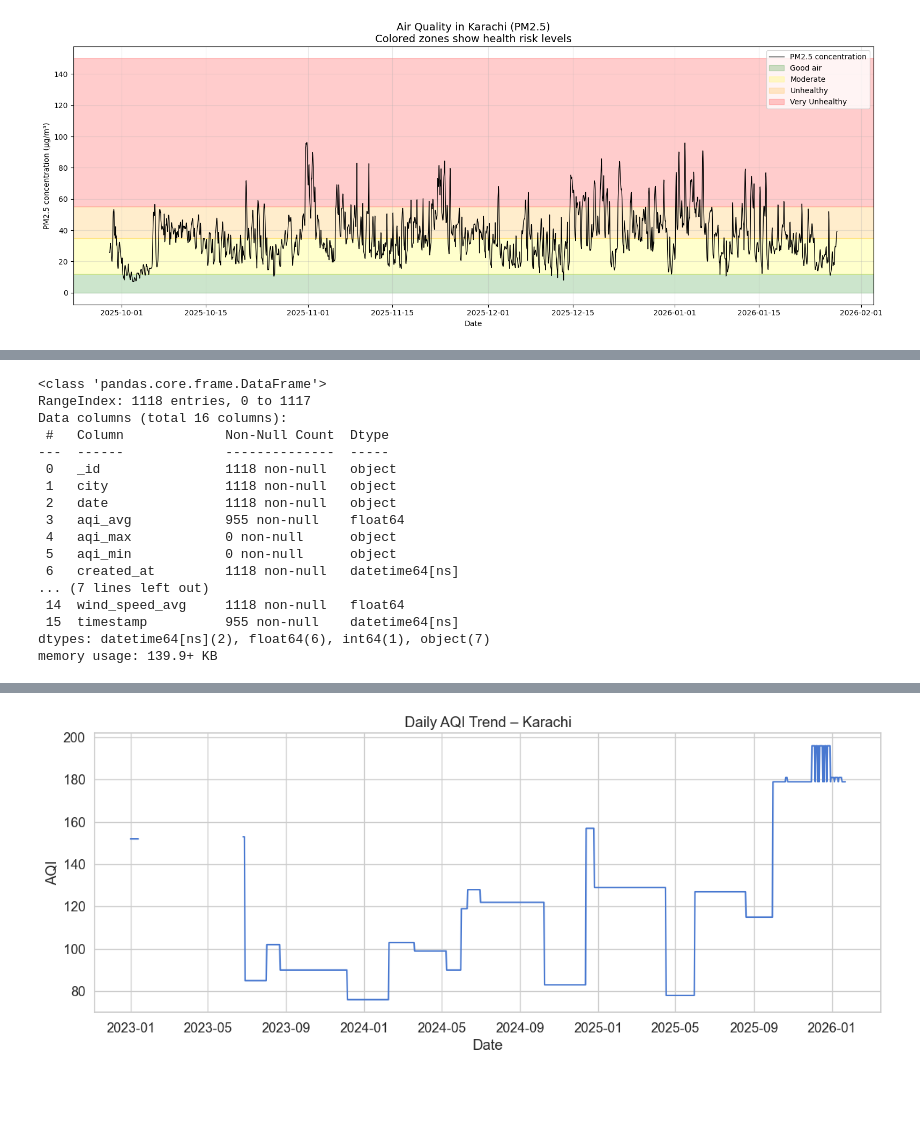
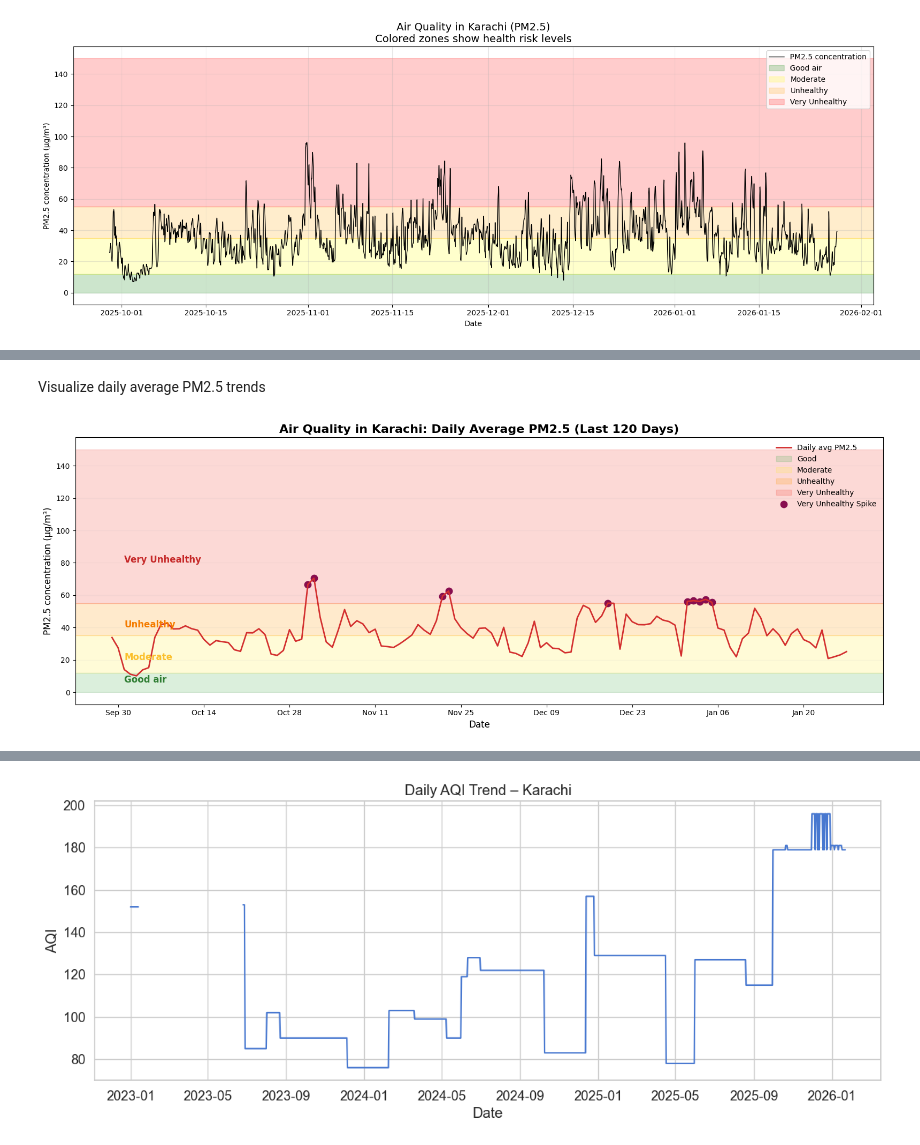
Before and after one commit to Nawab-Ahmed/aqi-forecasting-mlops, a Jupyter notebook: notebooks/eda.ipynb, the cells around one changed output, grey strips where cells are left out. Cells and saved outputs as stored; diff of their text form; code cells hidden in the pictures; blank space fills up the shorter version.

Commit message:
Conduct EDA to analyze weather PM2.5 relationships, trends, and suitability for forecasting

```diff
--- a/notebooks/eda.ipynb
+++ b/notebooks/eda.ipynb
@@ -234,20 +214,58 @@ plt.show()
+# %% [markdown]
+Visualize daily average PM2.5 trends
 # %%
-df.info()
+import matplotlib.pyplot as plt
+import matplotlib.dates as mdates
+
+# Resample to daily average
+daily_pm25 = historical_df.set_index("event_timestamp")["pm25_pollutants"].resample("D").mean()
+
+plt.figure(figsize=(16, 6))
+
+# Plot daily average PM2.5
+plt.plot(
+    daily_pm25.index,
+    daily_pm25.values,
+    color="#D32F2F",  # bright red for line
+    linewidth=2,
+    label="Daily avg PM2.5"
+)
+
+# Health bands
+plt.axhspan(0, 12, color="#4CAF50", alpha=0.2, label="Good")
+plt.axhspan(12, 35, color="#FFEB3B", alpha=0.2, label="Moderate")
+plt.axhspan(35, 55, color="#FF9800", alpha=0.2, label="Unhealthy")
+plt.axhspan(55, 150, color="#F44336", alpha=0.2, label="Very Unhealthy")
+
+# Annotate health zones
+plt.text(daily_pm25.index[2], 6, "Good air", color="#2E7D32", fontsize=12, weight="bold")
+plt.text(daily_pm25.index[2], 20, "Moderate", color="#FBC02D", fontsize=12, weight="bold")
+plt.text(daily_pm25.index[2], 40, "Unhealthy", color="#F57C00", fontsize=12, weight="bold")
+plt.text(daily_pm25.index[2], 80, "Very Unhealthy", color="#C62828", fontsize=12, weight="bold")
+
+# Highlight very unhealthy spikes
+very_unhealthy = daily_pm25[daily_pm25 > 55]
+plt.scatter(
+    very_unhealthy.index,
+    very_unhealthy.values,
+    color="#880E4F",  # dark magenta for spikes
+    s=80,
+    marker="o",
+    label="Very Unhealthy Spike"
+)
+
+# Titles and labels
+plt.title("Air Quality in Karachi: Daily Average PM2.5 (Last 120 Days)", fontsize=16, weight="bold")
+plt.xlabel("Date", fontsize=12)
+plt.ylabel("PM2.5 concentration (µg/m³)", fontsize=12)
+
+# Format x-axis to show month/day
+plt.gca().xaxis.set_major_formatter(mdates.DateFormatter("%b %d"))
+plt.gca().xaxis.set_major_locator(mdates.WeekdayLocator(interval=2))
+
+plt.grid(axis="y", alpha=0.1)
+plt.legend(loc="upper right", frameon=False)
+plt.tight_layout()
+plt.show()
 # %% [output]
-<class 'pandas.core.frame.DataFrame'>
-RangeIndex: 1118 entries, 0 to 1117
-Data columns (total 16 columns):
- #   Column             Non-Null Count  Dtype
----  ------             --------------  -----
- 0   _id                1118 non-null   object
- 1   city               1118 non-null   object
- 2   date               1118 non-null   object
- 3   aqi_avg            955 non-null    float64
- 4   aqi_max            0 non-null      object
- 5   aqi_min            0 non-null      object
- 6   created_at         1118 non-null   datetime64[ns]
-... (7 lines left out)
- 14  wind_speed_avg     1118 non-null   float64
- 15  timestamp          955 non-null    datetime64[ns]
-dtypes: datetime64[ns](2), float64(6), int64(1), object(7)
-memory usage: 139.9+ KB
+[figure, added]
```
Also changed, not shown: parts of 16 cells of this notebook.
